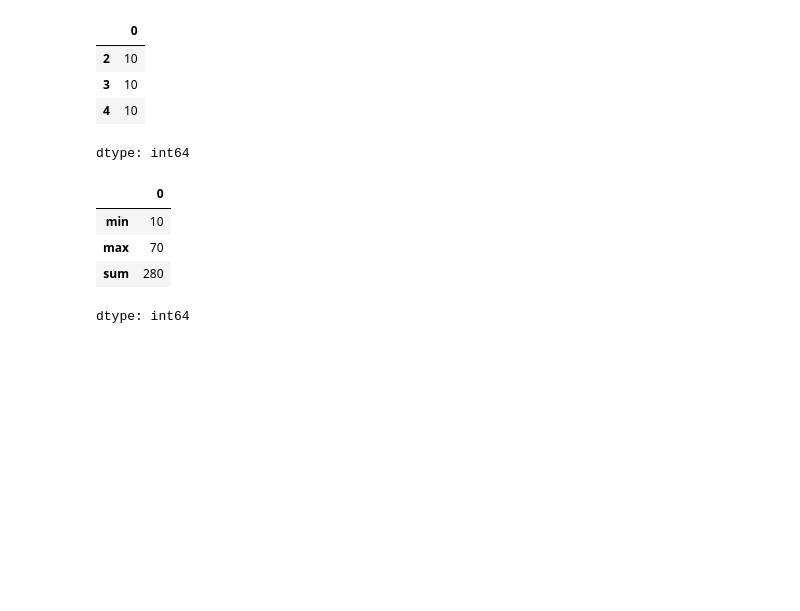
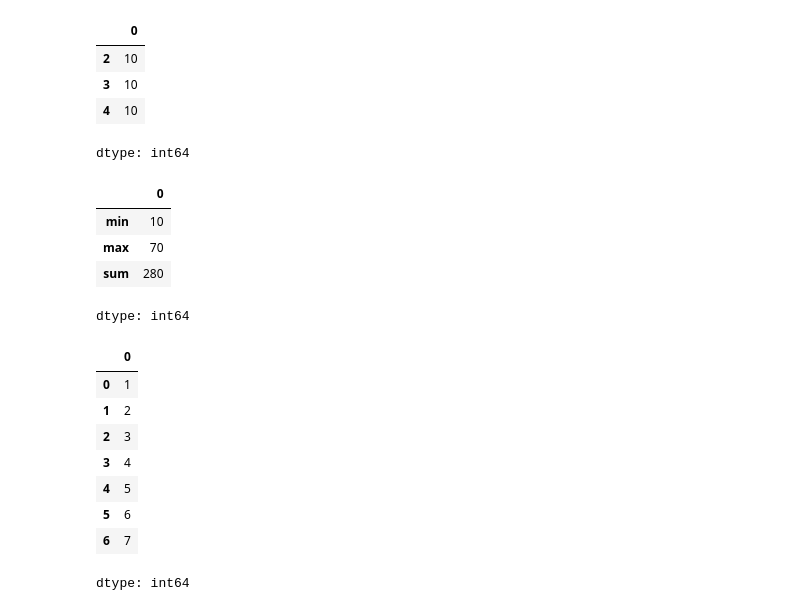
Before and after one commit to Harikaharu/DataScience, a Jupyter notebook: pandas/pandas_1.ipynb, the cells around one changed output. Cells and saved outputs as stored; diff of their text form; code cells hidden in the pictures; blank space fills up the shorter version.

```diff
--- a/pandas/pandas_1.ipynb
+++ b/pandas/pandas_1.ipynb
@@ -94,3 +94,16 @@ sr.agg([min,max,sum])
 | max | 70 |
 | sum | 280 |
 dtype: int64
+# %%
+sr = pd.Series([1,-2,3,-4,5,-6,7])
+sr.abs()
+# %% [output]
+|  | 0 |
+| 0 | 1 |
+| 1 | 2 |
+| 2 | 3 |
+| 3 | 4 |
+| 4 | 5 |
+| 5 | 6 |
+| 6 | 7 |
+dtype: int64
```
Also changed, not shown: parts of 12 cells of this notebook.
